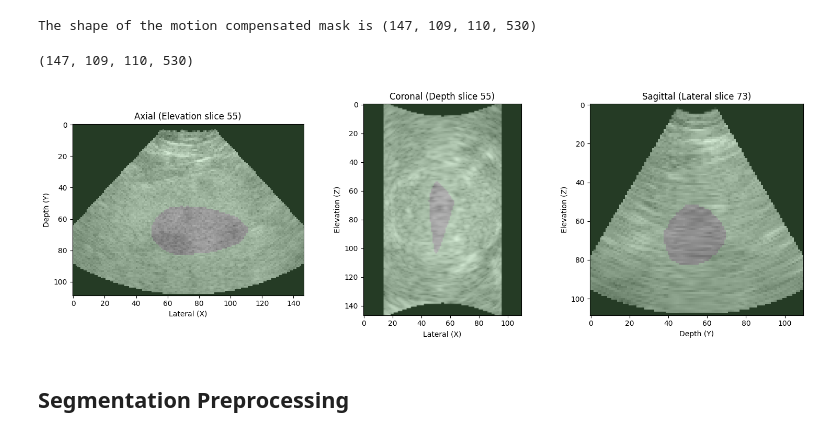
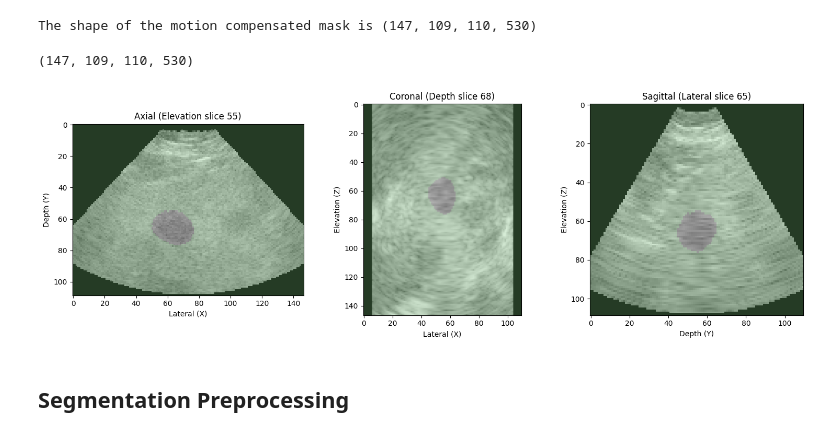
Before and after one commit to TUL-Dev/QuantUS-Plugins-CEUS, a Jupyter notebook: CLI-Demos/MC_3D_test.ipynb, the cells around one changed output. Drawn from its saved outputs; the diff is of its cells as text; code cells hidden in the pictures.

```diff
--- a/CLI-Demos/MC_3D_test.ipynb
+++ b/CLI-Demos/MC_3D_test.ipynb
@@ -50,7 +35,3 @@ preproc_kwargs = {
-# %%
-from src.entrypoints import scan_preprocessing_step
-
-image_data = scan_preprocessing_step(preproc_func_names, image_data, **preproc_kwargs)
 # %% [markdown]
 ## Load Segmentation
 
@@ -64,7 +45,7 @@ Available segmentation loaders: ['nifti', 'load_bolus_mask']
 # %%
 seg_type = 'nifti'
 
-seg_path = '/Volumes/T5 EVO/UCSD_3DCEUS/SIP/2025.08.19_P05V02/UCSD-P05-V02-CE1_09.45.08/VOI_manual_seg.nii.gz'
+seg_path = '/Volumes/T5 EVO/UCSD_3DCEUS/SIP/2025.08.19_P05V02/UCSD-P05-V02-CE1_09.45.08/MC_VOI_one_tumor.nii.gz'
 seg_loader_kwargs = {}
 # %%
 from src.entrypoints import seg_loading_step
@@ -80,40 +61,40 @@ print(image_data.pixel_data.shape)
 
 
 # Define slice positions
-lateral_slice = 73  # x position
-depth_slice = 55     # y position
+lateral_slice = 65  # x position
+depth_slice = 68     # y position
 elevation_slice = 55 # z position
-frame = 10         # time point
+frame = 0         # time point
 
 # Create figure with 3 subplots
 fig, axes = plt.subplots(1, 3, figsize=(15, 5))
 
 # Axial view (looking down the elevation/z axis)
 axes[0].imshow(np.transpose(bmode_image_data.pixel_data[:, :, elevation_slice, frame]), cmap='gray')
 axes[0].imshow(np.transpose(seg_data.seg_mask[:, :, elevation_slice, frame]), cmap='Accent', alpha=0.3)
 axes[0].set_title(f'Axial (Elevation slice {elevation_slice})')
 axes[0].set_xlabel('Lateral (X)')
 axes[0].set_ylabel('Depth (Y)')
 
 # Coronal view (looking down the depth/y axis)
 axes[1].imshow(bmode_image_data.pixel_data[:, depth_slice, :, frame], cmap='gray')
 axes[1].imshow(seg_data.seg_mask[:, depth_slice, :, frame], cmap='Accent', alpha=0.3)
 axes[1].set_title(f'Coronal (Depth slice {depth_slice})')
 axes[1].set_xlabel('Lateral (X)')
 axes[1].set_ylabel('Elevation (Z)')
 
 # Sagittal view (looking down the lateral/x axis)
 axes[2].imshow(bmode_image_data.pixel_data[lateral_slice, :, :, frame], cmap='gray')
 axes[2].imshow(seg_data.seg_mask[lateral_slice, :, :, frame], cmap='Accent', alpha=0.3)
 axes[2].set_title(f'Sagittal (Lateral slice {lateral_slice})')
 axes[2].set_xlabel('Depth (Y)')
 axes[2].set_ylabel('Elevation (Z)')
 
 plt.tight_layout()
 plt.show()
 # %% [output]
 (147, 109, 110, 530)
-[figure, old version]
+[figure, new version]
 # %% [markdown]
 ## Segmentation Preprocessing
 # %%
```
Also changed, not shown: parts of 21 cells of this notebook, 6 other files.
